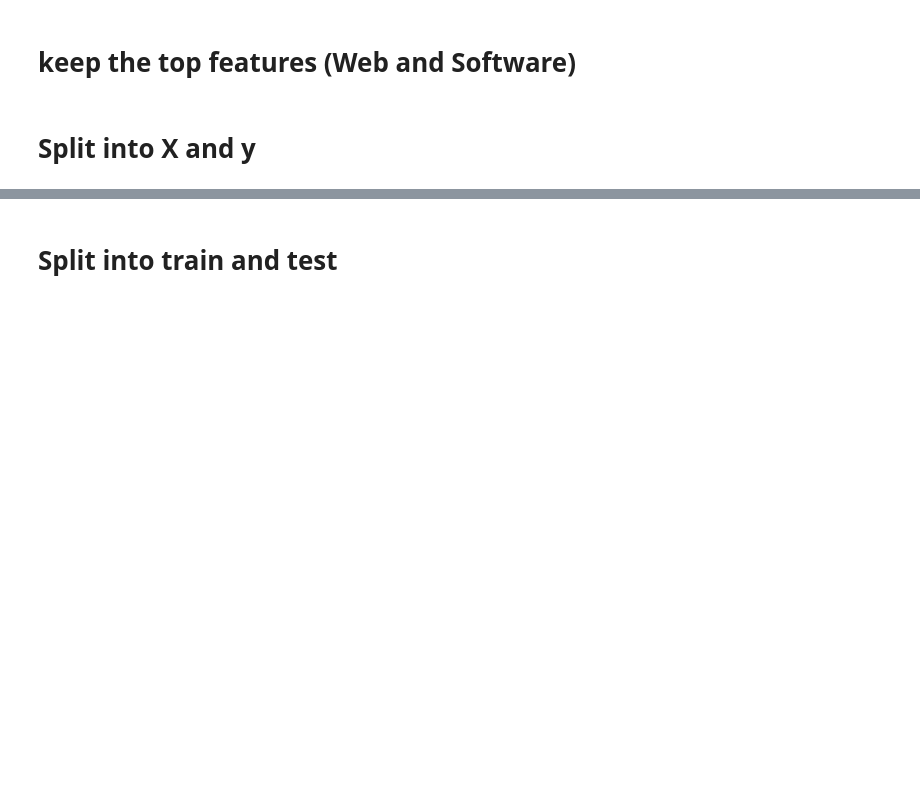
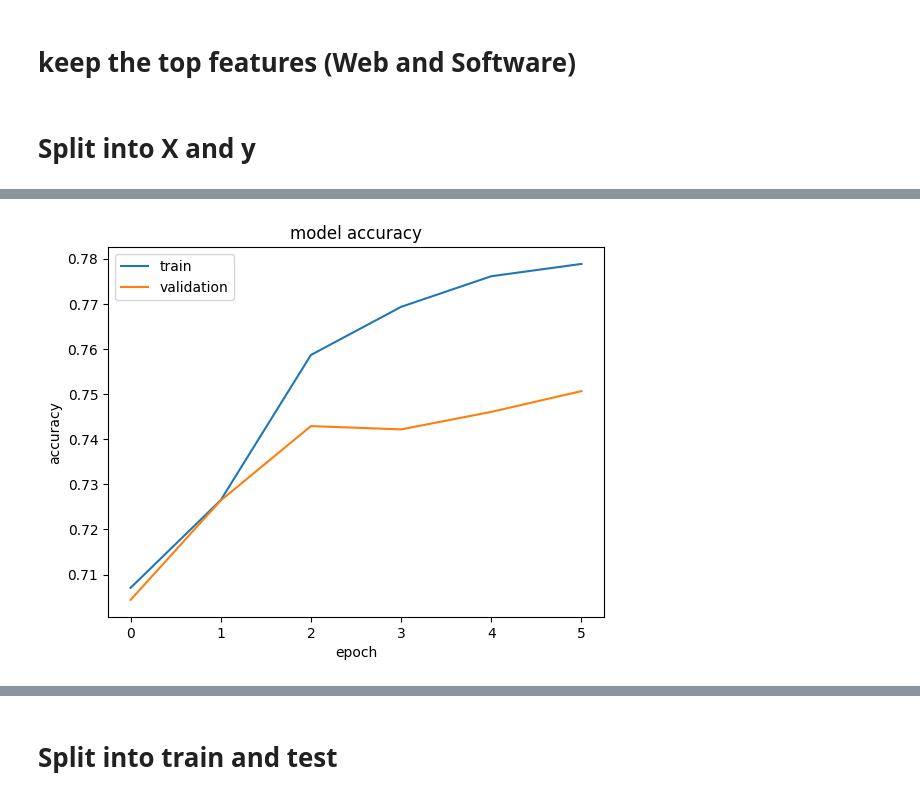
Before and after one commit to avidang/Data_project, a Jupyter notebook: hyphotezis8.ipynb, the cells around one changed output, grey strips where cells are left out. Saved outputs shown, nothing was run; the diff lists cells and outputs as text; code cells hidden in the pictures; blank space fills up the shorter version.

```diff
--- a/hyphotezis8.ipynb
+++ b/hyphotezis8.ipynb
@@ -453,0 +612,51 @@ y = h8_df["SuccessfulBool"]
+# %%
+from sklearn.model_selection import train_test_split
+# text classification
+import tensorflow as tf
+
+blurb_train, blurb_test, y_train, y_test = train_test_split(
+    X["new"], y, test_size=0.2, random_state=42
+)
+
+# Create a tokenizer to preprocess our text descriptions
+tokenizer = tf.keras.preprocessing.text.Tokenizer(num_words=1000)
+tokenizer.fit_on_texts(blurb_train)
+
+# Create training and validation sets using an 80-20 split
+training_sequences = tokenizer.texts_to_sequences(blurb_train)
+training_padded = tf.keras.preprocessing.sequence.pad_sequences(
+    training_sequences, maxlen=100, padding="post", truncating="post"
+)
+
+validation_sequences = tokenizer.texts_to_sequences(blurb_test)
+validation_padded = tf.keras.preprocessing.sequence.pad_sequences(
+    validation_sequences, maxlen=100, padding="post", truncating="post"
+)
+
+# Create the model
+model = tf.keras.Sequential(
+    [
+        tf.keras.layers.Embedding(1000, 16, input_length=100),
+        tf.keras.layers.GlobalAveragePooling1D(),
+        tf.keras.layers.Dense(24, activation="relu"),
+        tf.keras.layers.Dense(1, activation="sigmoid"),
+    ]
+)
+model.compile(loss="binary_crossentropy", optimizer="adam", metrics=["accuracy"])
+
+# Train the model
+history = model.fit(
+    training_padded, y_train, epochs=6, validation_data=(validation_padded, y_test)
+)
+
+# Plot the accuracy and loss curves
+import matplotlib.pyplot as plt
+
+plt.plot(history.history["accuracy"])
+plt.plot(history.history["val_accuracy"])
+plt.title("model accuracy")
+plt.ylabel("accuracy")
+plt.xlabel("epoch")
+plt.legend(["train", "validation"], loc="upper left")
+plt.show()
+# %% [output]
@@ -453,0 +675 @@ y = h8_df["SuccessfulBool"]
+[figure, added]
```
Also changed, not shown: parts of 32 cells of this notebook, 1 other file.
